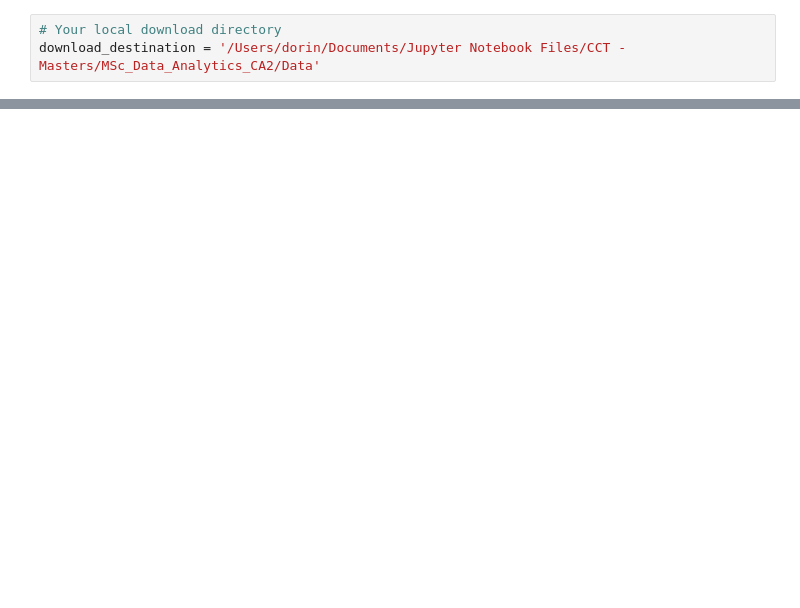
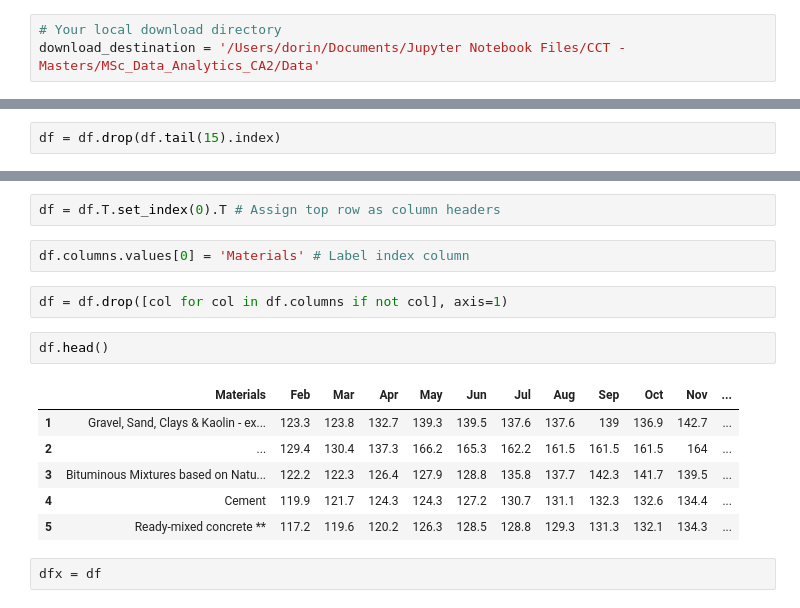
Before and after one commit to DorinBuzilov/Msc-in-Data-Analytics-CA2, a Jupyter notebook: MSc_Data_Analytics_CA2.ipynb, the cells around one changed output, grey strips where cells are left out. Drawn from its saved outputs; the diff is of its cells as text; blank space fills up the shorter version.

```diff
--- a/MSc_Data_Analytics_CA2.ipynb
+++ b/MSc_Data_Analytics_CA2.ipynb
@@ -56,0 +70,2 @@ df.head(50)
+# %%
+df = df.drop(df.tail(15).index)
@@ -56,0 +93,17 @@ df.head(50)
+# %%
+df = df.T.set_index(0).T # Assign top row as column headers
+# %%
+df.columns.values[0] = 'Materials' # Label index column
+# %%
+df = df.drop([col for col in df.columns if not col], axis=1)
+# %%
+df.head()
+# %% [output]
+|  | Materials | Feb | Mar | Apr | May | Jun | Jul | Aug | Sep | Oct | Nov | ... |
+| 1 | Gravel, Sand, Clays & Kaolin - ex... | 123.3 | 123.8 | 132.7 | 139.3 | 139.5 | 137.6 | 137.6 | 139 | 136.9 | 142.7 | ... |
+| 2 | ... | 129.4 | 130.4 | 137.3 | 166.2 | 165.3 | 162.2 | 161.5 | 161.5 | 161.5 | 164 | ... |
+| 3 | Bituminous Mixtures based on Natu... | 122.2 | 122.3 | 126.4 | 127.9 | 128.8 | 135.8 | 137.7 | 142.3 | 141.7 | 139.5 | ... |
+| 4 | Cement | 119.9 | 121.7 | 124.3 | 124.3 | 127.2 | 130.7 | 131.1 | 132.3 | 132.6 | 134.4 | ... |
+| 5 | Ready-mixed concrete ** | 117.2 | 119.6 | 120.2 | 126.3 | 128.5 | 128.8 | 129.3 | 131.3 | 132.1 | 134.3 | ... |
+# %%
+dfx = df
```
Also changed, not shown: parts of 30 cells of this notebook, 7 other files.
